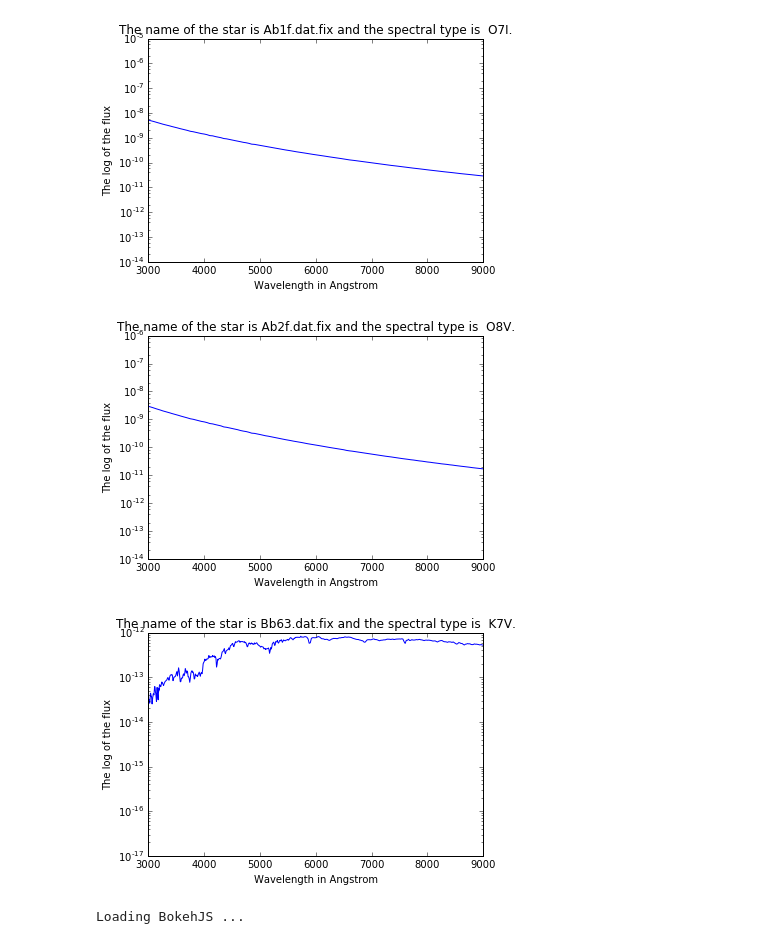
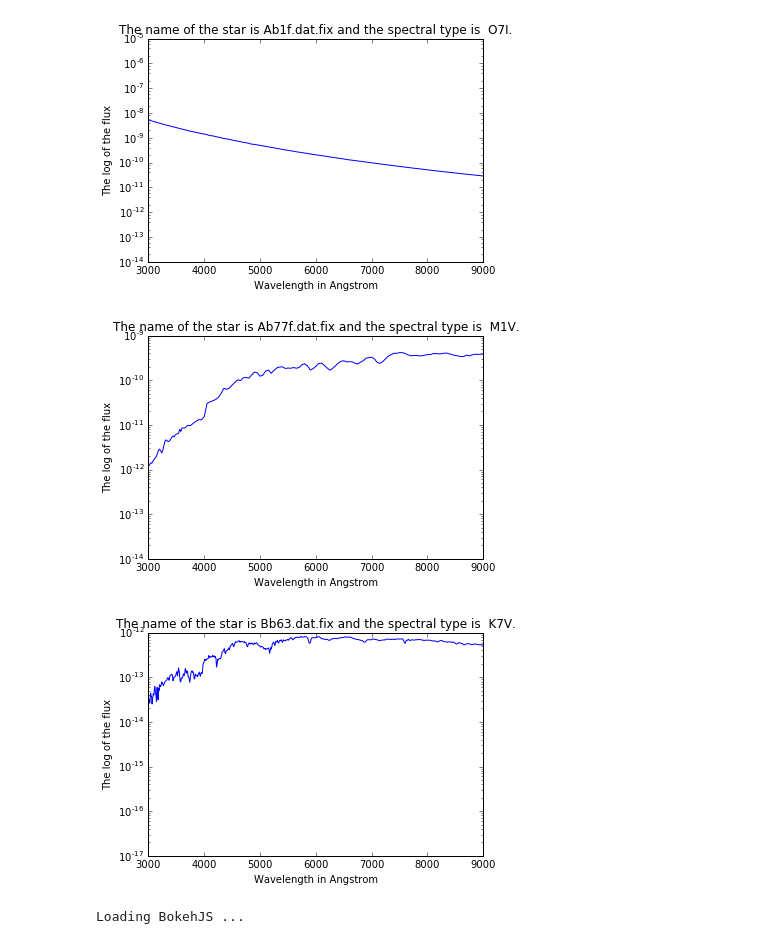
Before and after one commit to DLZRR/AL-OP-2016-2017, a Jupyter notebook: AL&OP 1.ipynb, the cells around one changed output. Saved outputs shown, nothing was run; the diff lists cells and outputs as text; code cells hidden in the pictures.

```diff
--- a/AL&OP 1.ipynb
+++ b/AL&OP 1.ipynb
@@ -5,44 +5,47 @@ import matplotlib.pyplot as plt
 %matplotlib inline
 
 def read(name):
-    return(pd.read_csv(name))
+    #reads csv file
+    return(pd.read_table(name,sep = ','))
 
 def calculating(name):
+    #function that reads in csv file, then looks what its spectra type is, then normalises the flux and returns the title + the wavelength and flux.
     wavelength_and_flux = read(name)
     spectra = read("spectra.list.csv")
 
     # Series are directly iterable (like a list)
     j = 0
     for i in spectra['#filename']:
         j = j + 1
         if(i == name):
             type_name = spectra[' type'][j]
 
     #genormaliseerd flux
     wavelength_and_flux[' flux'] = wavelength_and_flux[' flux']/wavelength_and_flux.sum(axis = 1)
 
     return("The name of the star is " + name + " and the spectral type is " + type_name + ".", wavelength_and_flux['# wavelength'], wavelength_and_flux[' flux'])
 
 def plot(title, x, y):
+    #function to plot
     plt.plot(x, y)
     plt.yscale("log")
     plt.ylabel("The log of the flux")
     plt.xlabel("Wavelength in Angstrom")
     plt.xlim(3000,9000)
     plt.title(title)
     plt.show()
 
 a, b, c = calculating("Ab1f.dat.fix")
 plot(a, b, c)
 
-a, b, c = calculating("Ab2f.dat.fix")
+a, b, c = calculating("Ab77f.dat.fix")
 plot(a, b, c)
 
 a, b, c = calculating("Bb63.dat.fix")
 plot(a, b, c)
 # %% [output]
 [figure]
-[figure, old version]
+[figure, new version]
 [figure]
 # %%
 #import seaborn as sns
```
Also changed, not shown: parts of 3 cells of this notebook.
